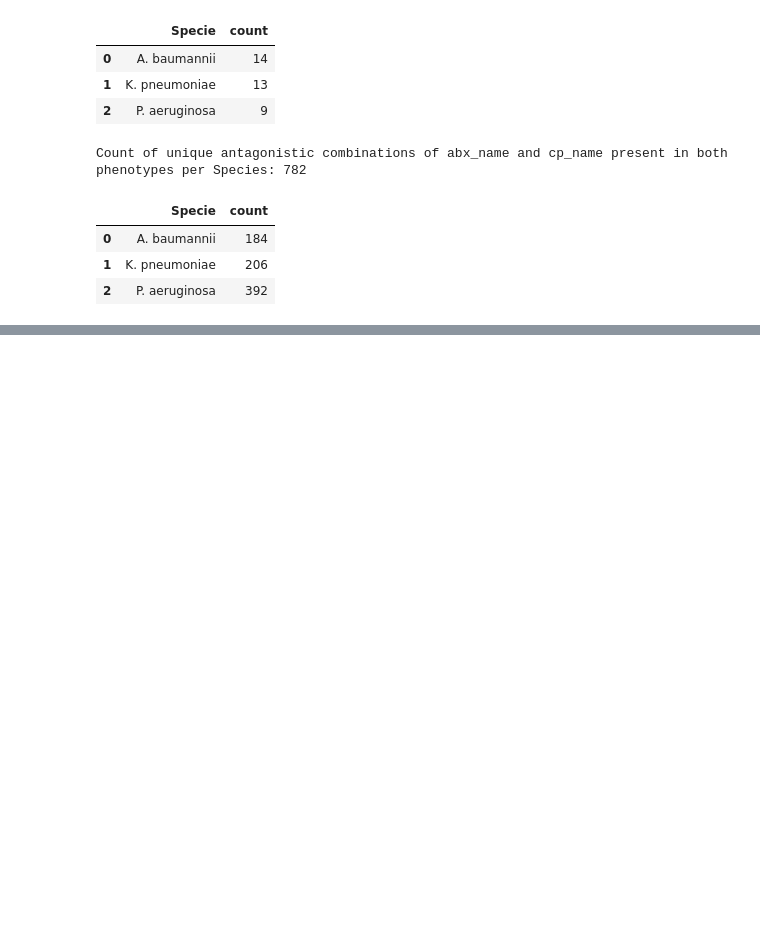
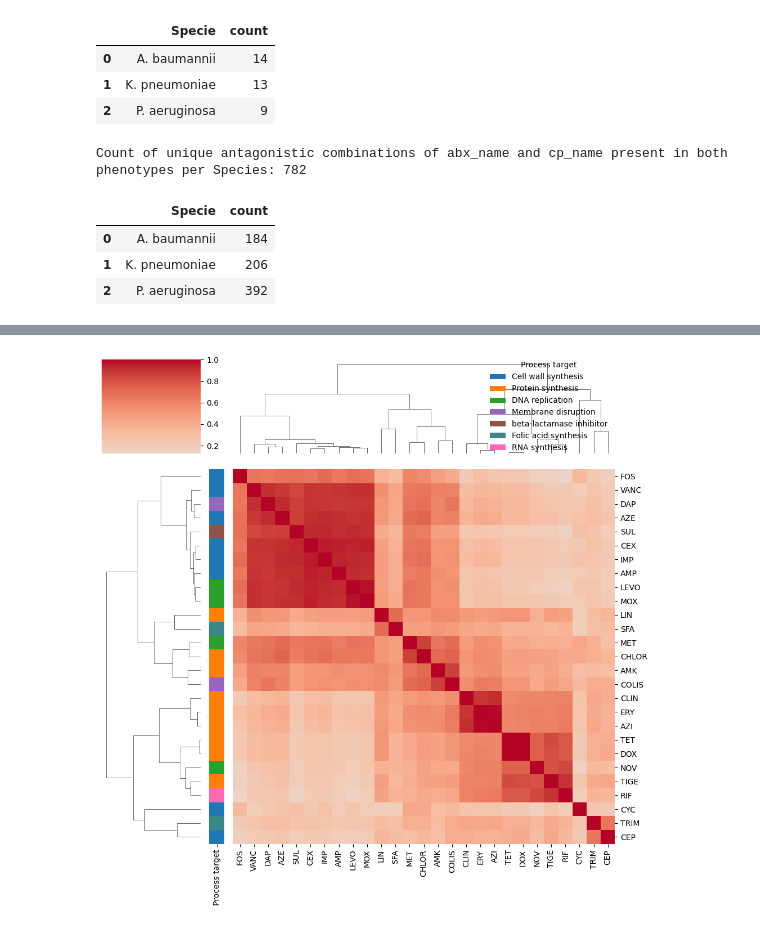
Before and after one commit to alexsanyum/combinations_predictions, a Jupyter notebook: notebook/tse_data_exploration.ipynb, the cells around one changed output, grey strips where cells are left out. Drawn from its saved outputs; the diff is of its cells as text; code cells hidden in the pictures; blank space fills up the shorter version.

Commit message:
Add cosine similarity analysis

```diff
--- a/notebook/tse_data_exploration.ipynb
+++ b/notebook/tse_data_exploration.ipynb
@@ -317,0 +370,55 @@ plt.savefig('../data/plots/pca_embeddings.png', dpi=300, bbox_inches='tight')
+# %%
+import pandas as pd
+import seaborn as sns
+import matplotlib.pyplot as plt
+from sklearn.metrics.pairwise import cosine_similarity
+
+
+# 1) Cosine similarity matrix between antibiotic embeddings
+cs = cosine_similarity(abx_embs)
+
+labels             = list(abx_types.keys())
+antibiotic_classes = [abx_types[a] for a in labels]   # align order with `labels`
+
+# 2) Row colors per antibiotic, using the shared palette
+row_colors = pd.Series(
+    [process_target_colors[c] for c in antibiotic_classes],
+    index=labels,
+    name='Process target',
+)
+
+# 3) Similarity dataframe
+similarity_df = pd.DataFrame(cs, index=labels, columns=labels)
+
+# 4) Clustermap
+g = sns.clustermap(
+    similarity_df,
+    center=0,
+    cmap="coolwarm",
+    xticklabels=True,
+    yticklabels=True,
+    row_colors=row_colors,
+    figsize=(10, 10),
+)
+
+# 5) Legend built from the SAME dict, in a fixed order
+from matplotlib.patches import Patch
+
+handles = [
+    Patch(facecolor=color, label=target)
+    for target, color in process_target_colors.items()
+]
+
+g.ax_col_dendrogram.legend(
+    handles=handles,
+    loc="center right",
+    ncol=1,
+    title="Process target",
+    frameon=False,
+)
+
+plt.tight_layout()
+# plt.savefig('../data/plots/abx_embeddings_cosine_similarity.svg', dpi=300, bbox_inches='tight')
+plt.show()
+# %% [output]
+[figure, added]
```
Also changed, not shown: parts of 2 cells of this notebook.
